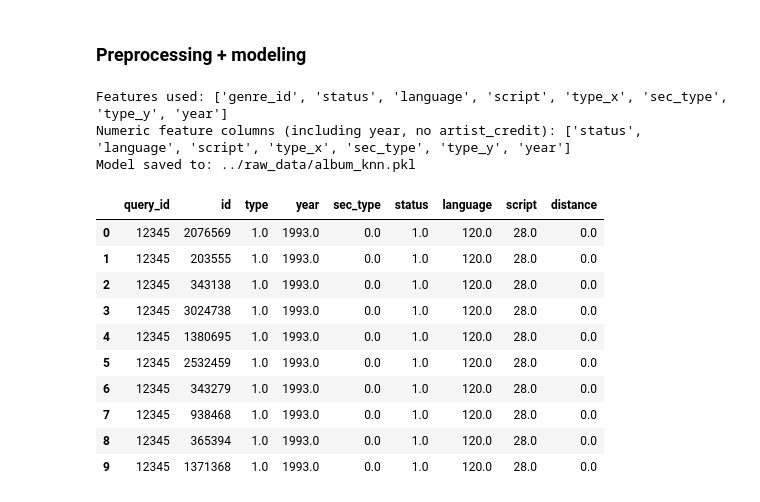
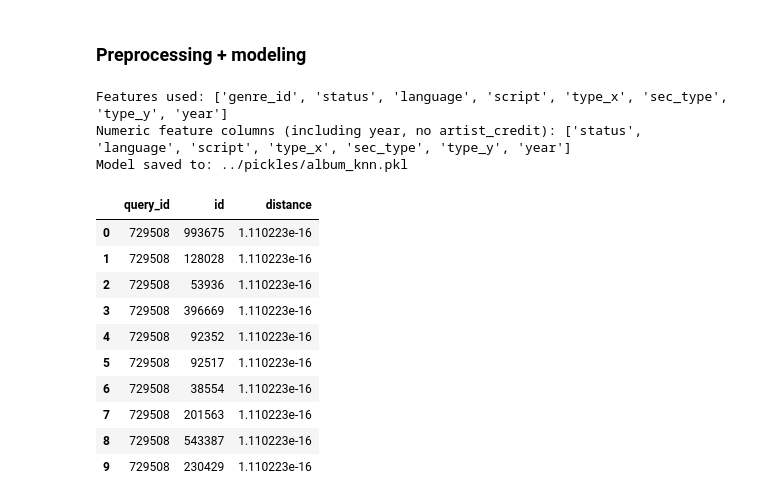
Before and after one commit to GuerillaUmNeon/rec_o, a Jupyter notebook: notebooks/note_book_guillaume.ipynb, the cells around one changed output. Saved outputs shown, nothing was run; the diff lists cells and outputs as text; code cells hidden in the pictures.

```diff
--- a/notebooks/note_book_guillaume.ipynb
+++ b/notebooks/note_book_guillaume.ipynb
@@ -404,47 +403,48 @@ def clean_type_columns(df):
 
     return df
 # %%
+#TODO: structure model prefix
+
 # Train and save to ONE .pkl file
 bundle = train_knn_from_grouped(
     grouped=grouped,
     n_neighbors=10,
     model_prefix="album_knn",
-    save_dir="../raw_data"
+    save_dir="../pickles"
 )
 # %% [output]
 Features used: ['genre_id', 'status', 'language', 'script', 'type_x', 'sec_type', 'type_y', 'year']
 Numeric feature columns (including year, no artist_credit): ['status', 'language', 'script', 'type_x', 'sec_type', 'type_y', 'year']
-Model saved to: ../raw_data/album_knn.pkl
+Model saved to: ../pickles/album_knn.pkl
 # %%
 # Single id
 similar_one = find_similar_by_id(
-    target_id=12345,
+    target_id=729508,
     bundle=bundle,
     n_neighbors=10,
     exclude_self=True
 )
 
 similar_one = clean_type_columns(similar_one)
 
 columns_to_show = [
     c for c in [
-        "query_id", "id", "type", "year",
-        "sec_type", "status", "language", "script", "distance"
+        "query_id", "id", "distance"
     ] if c in similar_one.columns
 ]
 similar_one[columns_to_show].head(10)
 # %% [output]
-|  | query_id | id | type | year | sec_type | status | language | script | distance |
-| 0 | 12345 | 2076569 | 1.0 | 1993.0 | 0.0 | 1.0 | 120.0 | 28.0 | 0.0 |
-| 1 | 12345 | 203555 | 1.0 | 1993.0 | 0.0 | 1.0 | 120.0 | 28.0 | 0.0 |
-| 2 | 12345 | 343138 | 1.0 | 1993.0 | 0.0 | 1.0 | 120.0 | 28.0 | 0.0 |
-| 3 | 12345 | 3024738 | 1.0 | 1993.0 | 0.0 | 1.0 | 120.0 | 28.0 | 0.0 |
-| 4 | 12345 | 1380695 | 1.0 | 1993.0 | 0.0 | 1.0 | 120.0 | 28.0 | 0.0 |
-| 5 | 12345 | 2532459 | 1.0 | 1993.0 | 0.0 | 1.0 | 120.0 | 28.0 | 0.0 |
-| 6 | 12345 | 343279 | 1.0 | 1993.0 | 0.0 | 1.0 | 120.0 | 28.0 | 0.0 |
-| 7 | 12345 | 938468 | 1.0 | 1993.0 | 0.0 | 1.0 | 120.0 | 28.0 | 0.0 |
-| 8 | 12345 | 365394 | 1.0 | 1993.0 | 0.0 | 1.0 | 120.0 | 28.0 | 0.0 |
-| 9 | 12345 | 1371368 | 1.0 | 1993.0 | 0.0 | 1.0 | 120.0 | 28.0 | 0.0 |
+|  | query_id | id | distance |
+| 0 | 729508 | 993675 | 1.110223e-16 |
+| 1 | 729508 | 128028 | 1.110223e-16 |
+| 2 | 729508 | 53936 | 1.110223e-16 |
+| 3 | 729508 | 396669 | 1.110223e-16 |
+| 4 | 729508 | 92352 | 1.110223e-16 |
+| 5 | 729508 | 92517 | 1.110223e-16 |
+| 6 | 729508 | 38554 | 1.110223e-16 |
+| 7 | 729508 | 201563 | 1.110223e-16 |
+| 8 | 729508 | 543387 | 1.110223e-16 |
+| 9 | 729508 | 230429 | 1.110223e-16 |
 # %%
 
 # List of ids (RANDOMIZED ORDER)
```
Also changed, not shown: parts of 2 cells of this notebook.
